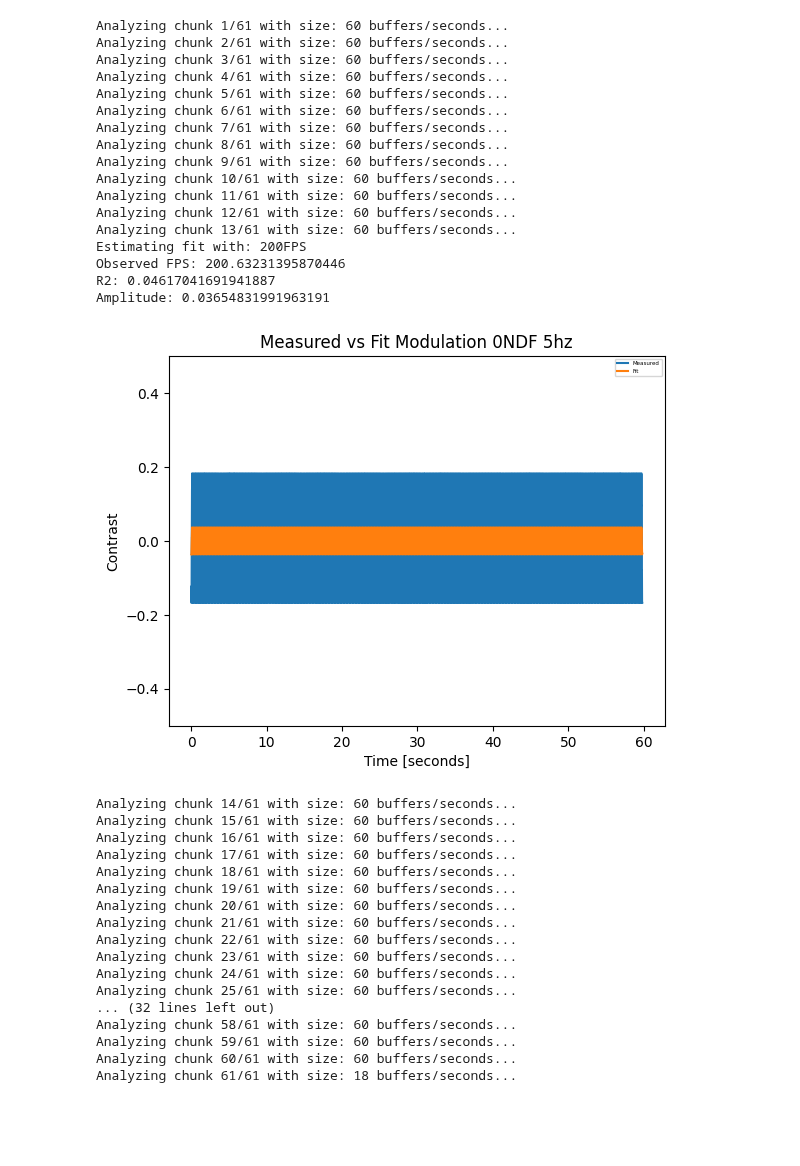
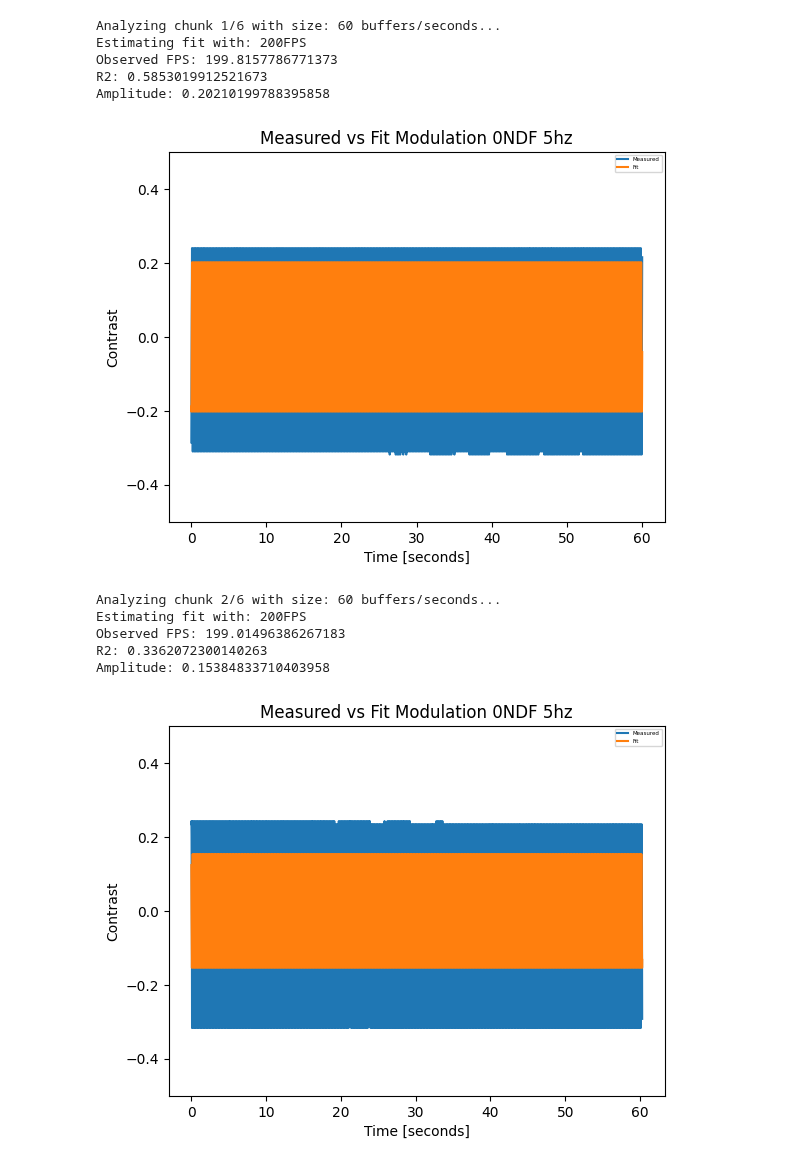
Before and after one commit to gkaguirrelab/combiExperiments, a Jupyter notebook: code/lightLogger/raspberry_pi_firmware/testing.ipynb, the cells around one changed output. Drawn from its saved outputs; the diff is of its cells as text; code cells hidden in the pictures; blank space fills up the shorter version.

```diff
--- a/code/lightLogger/raspberry_pi_firmware/testing.ipynb
+++ b/code/lightLogger/raspberry_pi_firmware/testing.ipynb
@@ -10,7 +10,7 @@ import importlib
 # %%
 # Define macro information about where to find the directories/files for all of the data
 path_to_ssd: str = '/Volumes/EXTERNAL1'
-experiment_name: str = 'hour_5hz_0NDF'
+experiment_name: str = '5min_5hz_0NDF'
 frequency: float = 5
 NDF: int = 0
 # %%
@@ -59,70 +63,44 @@ fits: list = []
 for chunk_idx, chunk in enumerate(chunks):
     print(f'Analyzing chunk {chunk_idx+1}/{len(chunks)} with size: {len(chunk)} buffers/seconds...')
 
-    if(chunk_idx != 12):
-        continue
-
     # Load in the frames from this chunk
     chunk_frames: np.ndarray = Camera_util.parse_mean_frame_array_buffer(chunk)
 
     # Initialize an axis to display the fit on
     fig, ax = plt.subplots(1,1)
 
     # Fit the modulation for this chunk (without plotting)
     print(f'Estimating fit with: {recorder.CAM_FPS}FPS')
-    ret_info: tuple = Camera_util.fit_source_modulation(chunk_frames, str(NDF), frequency, ax=ax, fps_guess=recorder.CAM_FPS, fps_guess_increment=(-10,6))
+    ret_info: tuple = Camera_util.fit_source_modulation(chunk_frames, str(NDF), frequency, ax=ax, fps_guess=200, fps_guess_increment=(-1.5,1.5))
 
     # Retrieve the amplitude and phase for the fit
     amplitude, phase, observed_fps = ret_info[:3]
 
     # Retrieve the R2 from the ret information
     r2: float = ret_info[-1][-1]
 
     # Append the info to the running lists of info
     r2_values.append(r2)
     amplitudes.append(amplitude)
     phases.append(phase)
     fits.append(ret_info[-1][:-1])
     fpss.append(observed_fps)
 
     # Show the fit
     plt.show()
 
     # Close the figure
     plt.close(fig)
 # %% [output]
-Analyzing chunk 1/61 with size: 60 buffers/seconds...
-Analyzing chunk 2/61 with size: 60 buffers/seconds...
-Analyzing chunk 3/61 with size: 60 buffers/seconds...
-Analyzing chunk 4/61 with size: 60 buffers/seconds...
-Analyzing chunk 5/61 with size: 60 buffers/seconds...
-Analyzing chunk 6/61 with size: 60 buffers/seconds...
-Analyzing chunk 7/61 with size: 60 buffers/seconds...
-Analyzing chunk 8/61 with size: 60 buffers/seconds...
-Analyzing chunk 9/61 with size: 60 buffers/seconds...
-Analyzing chunk 10/61 with size: 60 buffers/seconds...
-Analyzing chunk 11/61 with size: 60 buffers/seconds...
-Analyzing chunk 12/61 with size: 60 buffers/seconds...
-Analyzing chunk 13/61 with size: 60 buffers/seconds...
+Analyzing chunk 1/6 with size: 60 buffers/seconds...
 Estimating fit with: 200FPS
-Observed FPS: 200.63231395870446
-R2: 0.04617041691941887
-Amplitude: 0.03654831991963191
+Observed FPS: 199.8157786771373
+R2: 0.5853019912521673
+Amplitude: 0.20210199788395858
-[figure, old version]
+[figure, new version]
-Analyzing chunk 14/61 with size: 60 buffers/seconds...
-Analyzing chunk 15/61 with size: 60 buffers/seconds...
-Analyzing chunk 16/61 with size: 60 buffers/seconds...
-Analyzing chunk 17/61 with size: 60 buffers/seconds...
-Analyzing chunk 18/61 with size: 60 buffers/seconds...
-Analyzing chunk 19/61 with size: 60 buffers/seconds...
-Analyzing chunk 20/61 with size: 60 buffers/seconds...
-Analyzing chunk 21/61 with size: 60 buffers/seconds...
-Analyzing chunk 22/61 with size: 60 buffers/seconds...
-Analyzing chunk 23/61 with size: 60 buffers/seconds...
-Analyzing chunk 24/61 with size: 60 buffers/seconds...
-Analyzing chunk 25/61 with size: 60 buffers/seconds...
-... (32 lines left out)
-Analyzing chunk 58/61 with size: 60 buffers/seconds...
-Analyzing chunk 59/61 with size: 60 buffers/seconds...
-Analyzing chunk 60/61 with size: 60 buffers/seconds...
-Analyzing chunk 61/61 with size: 18 buffers/seconds...
+Analyzing chunk 2/6 with size: 60 buffers/seconds...
+Estimating fit with: 200FPS
+Observed FPS: 199.01496386267183
+R2: 0.3362072300140263
+Amplitude: 0.15384833710403958
+[figure, added]
```
Also changed, not shown: parts of 5 cells of this notebook, 1 other file.
